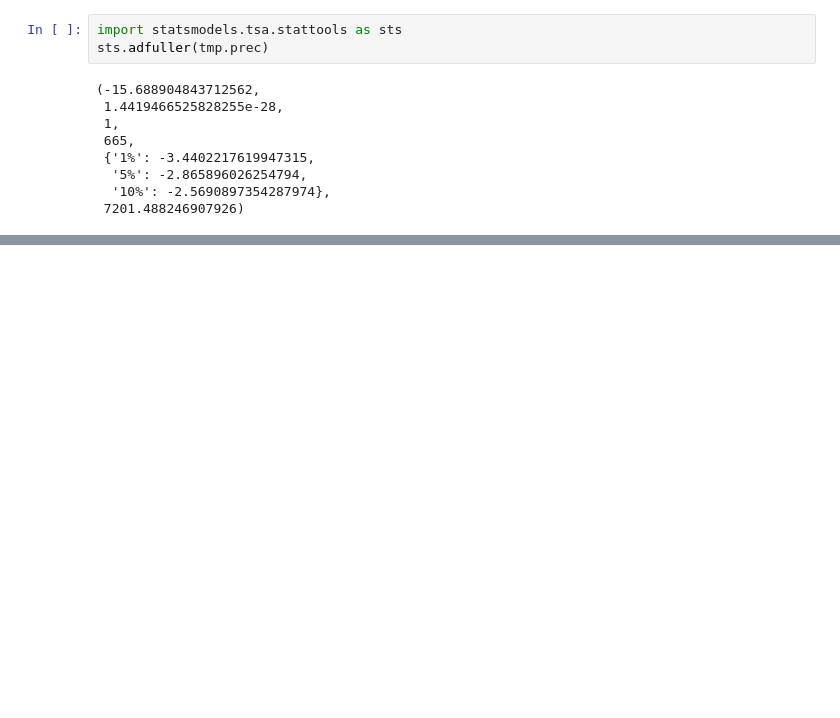
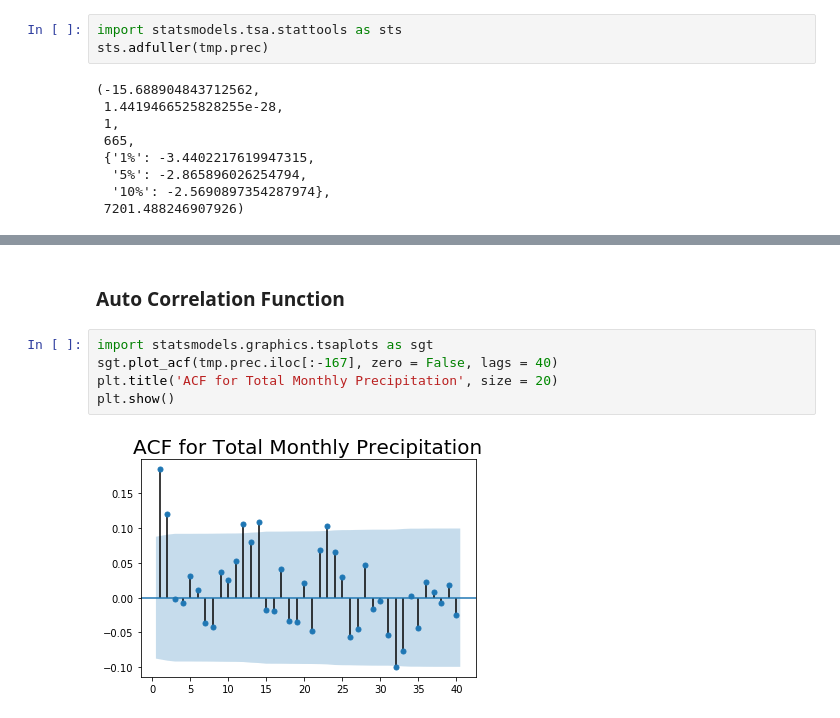
Before and after one commit to dsllt/PortoAlegre_TimeSeriesAnalysis, a Jupyter notebook: TimeSeriesAnalysis.ipynb, the cells around one changed output, grey strips where cells are left out. Drawn from its saved outputs; the diff is of its cells as text; blank space fills up the shorter version.

```diff
--- a/TimeSeriesAnalysis.ipynb
+++ b/TimeSeriesAnalysis.ipynb
@@ -333,0 +343,9 @@ sts.adfuller(tmp.prec)
+# %% [markdown]
+### Auto Correlation Function
+# %%
+import statsmodels.graphics.tsaplots as sgt
+sgt.plot_acf(tmp.prec.iloc[:-167], zero = False, lags = 40)
+plt.title('ACF for Total Monthly Precipitation', size = 20)
+plt.show()
+# %% [output]
+[figure, added]
```
Also changed, not shown: parts of 9 cells of this notebook.
